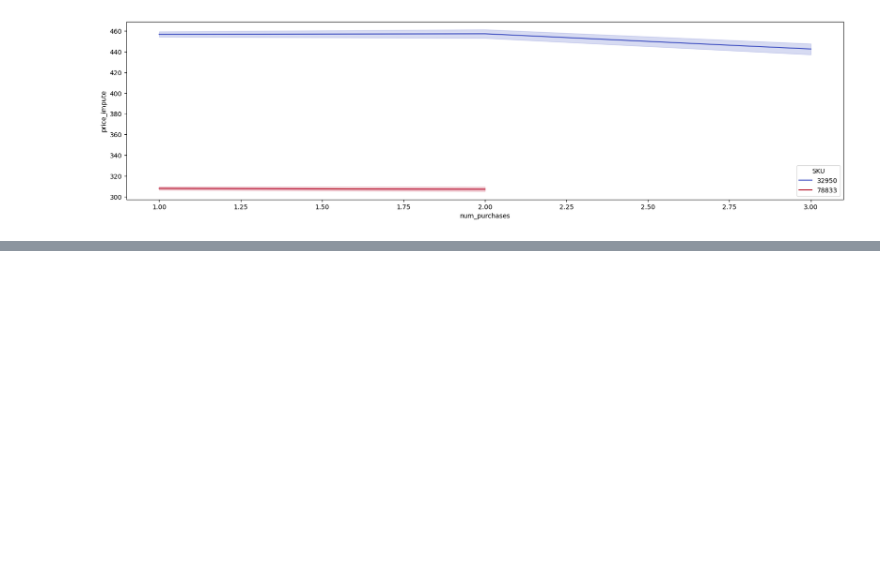
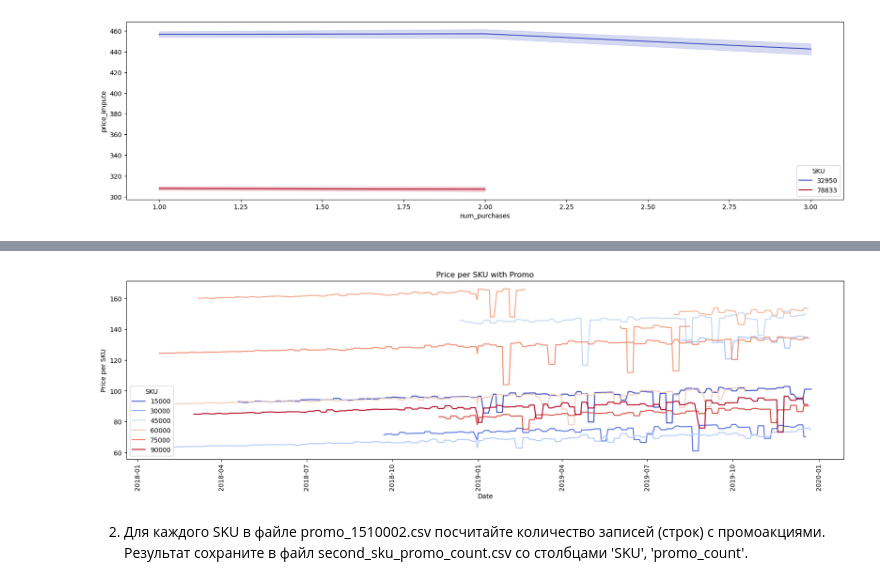
Before and after one commit to mic-icloud/ml-hard, a Jupyter notebook: 4-part/hw-4.ipynb, the cells around one changed output, grey strips where cells are left out. Cells and saved outputs as stored; diff of their text form; code cells hidden in the pictures; blank space fills up the shorter version.

Commit message:
hw-4. second-group. 3 start

```diff
--- a/4-part/hw-4.ipynb
+++ b/4-part/hw-4.ipynb
@@ -179,0 +183,3 @@ sns.lineplot(x='num_purchases', y='price_impute', data=fg, hue='SKU', palette='c
+# %%
+promo = pd.read_csv(os.path.join(path, 'promo_1510002.csv'))
+promo.head()
@@ -179,0 +193,7 @@ sns.lineplot(x='num_purchases', y='price_impute', data=fg, hue='SKU', palette='c
+# %%
+second_df = pd.read_csv(os.path.join(path, 'second_group_sku.csv'), parse_dates=['dates'])
+second_df['year'] = second_df.dates.dt.year
+# second_df['month'] = second_df.dates.dt.month
+# second_df['day'] = second_df.dates.dt.day
+second_df['week_num'] = second_df.dates.dt.strftime('%W').astype(int) + 1
+second_df
@@ -179,0 +231,2 @@ sns.lineplot(x='num_purchases', y='price_impute', data=fg, hue='SKU', palette='c
+# %%
+second_promo = second_df.merge(promo, how='left', on=['SKU', 'year', 'week_num']); second_promo
@@ -179,0 +247,13 @@ sns.lineplot(x='num_purchases', y='price_impute', data=fg, hue='SKU', palette='c
+# %%
+plt.figure(figsize=(20, 5))
+sns.lineplot(x='dates', y='price_per_sku', data=second_promo, hue='SKU', palette='coolwarm')
+plt.xticks(rotation=90)
+plt.title('Price per SKU with Promo')
+plt.xlabel('Date')
+plt.ylabel('Price per SKU')
+plt.show()
+# %% [output]
+[figure, added]
+# %% [markdown]
+2. Для каждого SKU в файле promo_1510002.csv посчитайте количество записей (строк) с промоакциями.
+Результат сохраните в файл second_sku_promo_count.csv со столбцами 'SKU', 'promo_count'.
```
Also changed, not shown: parts of 10 cells of this notebook.
